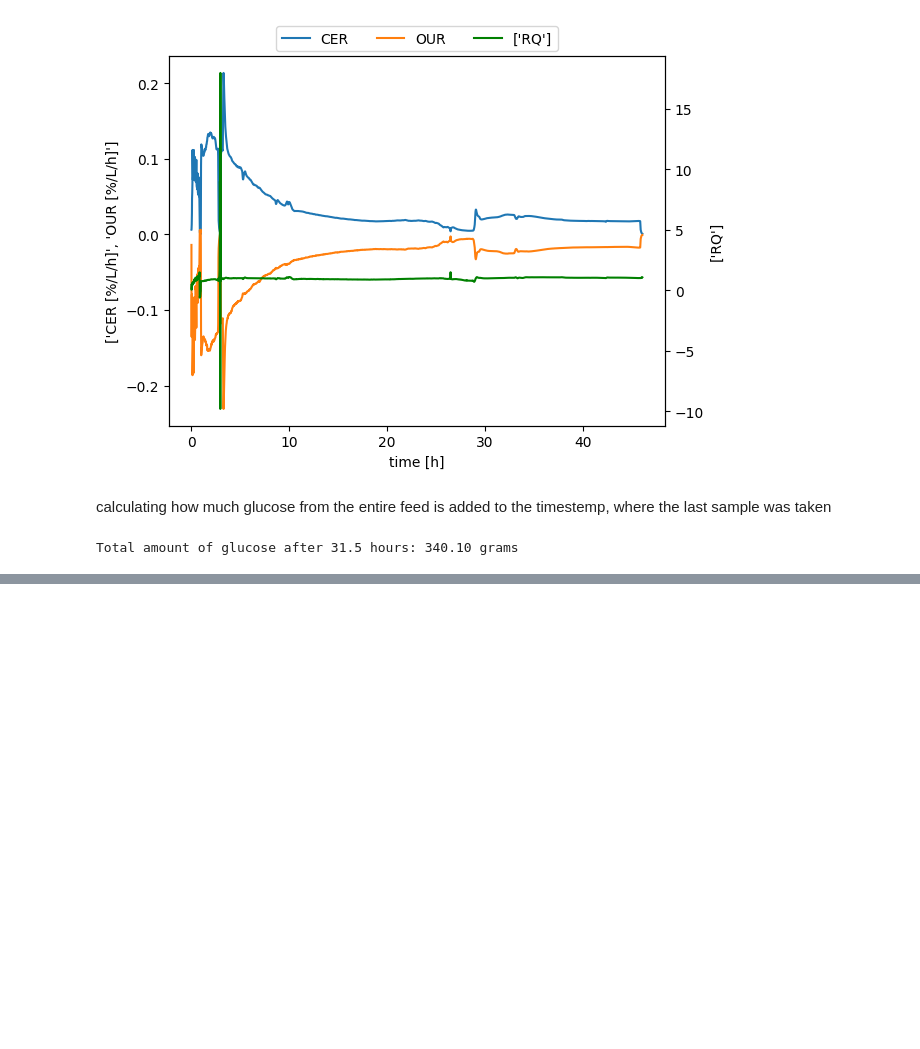
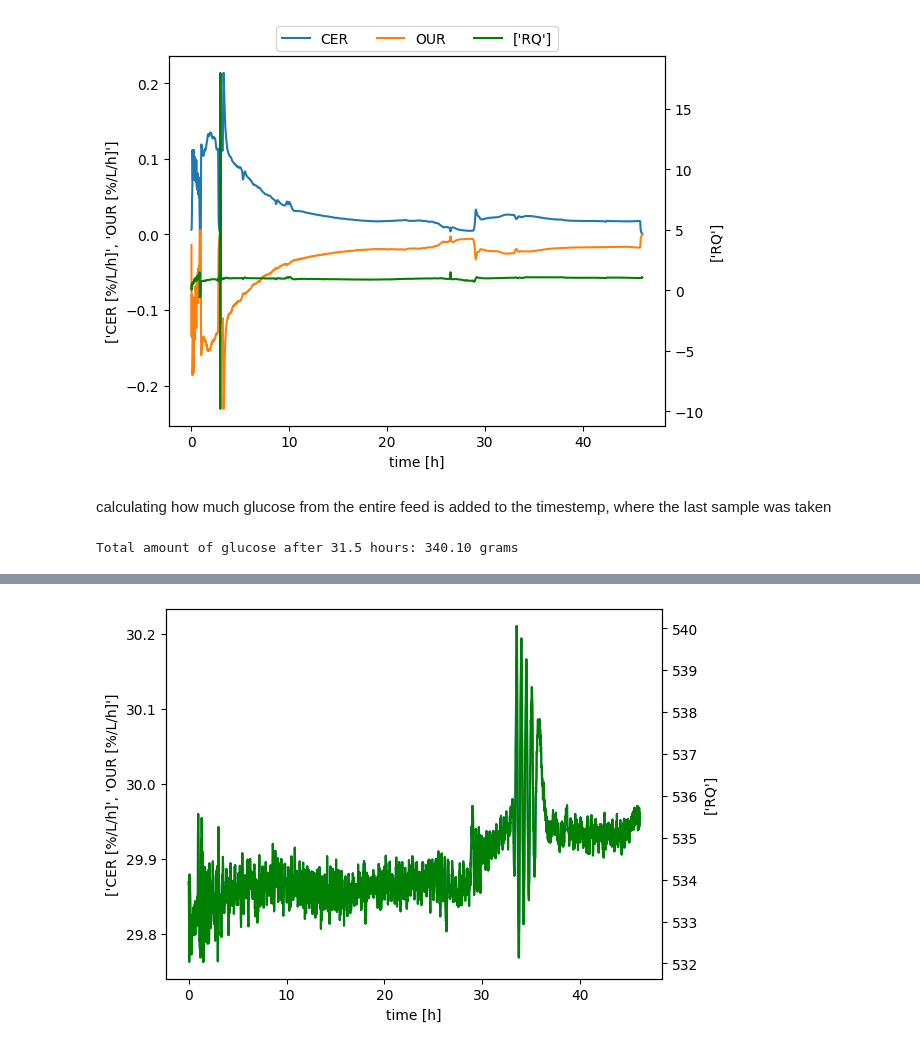
Before and after one commit to boripf/hybrid-model-corynebacterium, a Jupyter notebook: A_preprocessing.ipynb, the cells around one changed output, grey strips where cells are left out. Drawn from its saved outputs; the diff is of its cells as text; code cells hidden in the pictures; blank space fills up the shorter version.

```diff
--- a/A_preprocessing.ipynb
+++ b/A_preprocessing.ipynb
@@ -520,0 +592,15 @@ Total amount of glucose after 31.5 hours: 340.10 grams
+# %%
+fig, ax = plt.subplots()
+
+ax_sec=ax.twinx()
+ax.plot(df['time [h]'], df[['Temperature [°C]']], label=['Temperature [°C]'])
+ax_sec.plot(df['time [h]'],df['snr2'], label=['RQ'], color='green')
+
+ax.set_xlabel('time [h]')
+ax.set_ylabel(['CER [%/L/h]', 'OUR [%/L/h]'])
+ax_sec.set_ylabel(['RQ'])
+
+
+plt.show()
+# %% [output]
+[figure, added]
```
Also changed, not shown: parts of 10 cells of this notebook, 3 other files.
